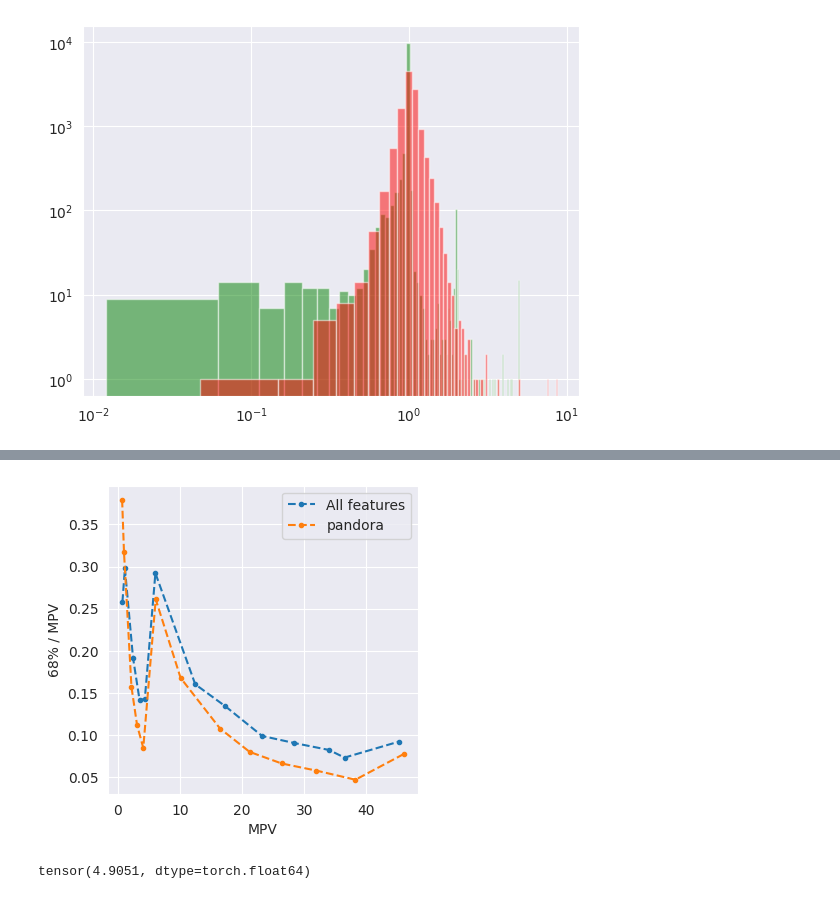
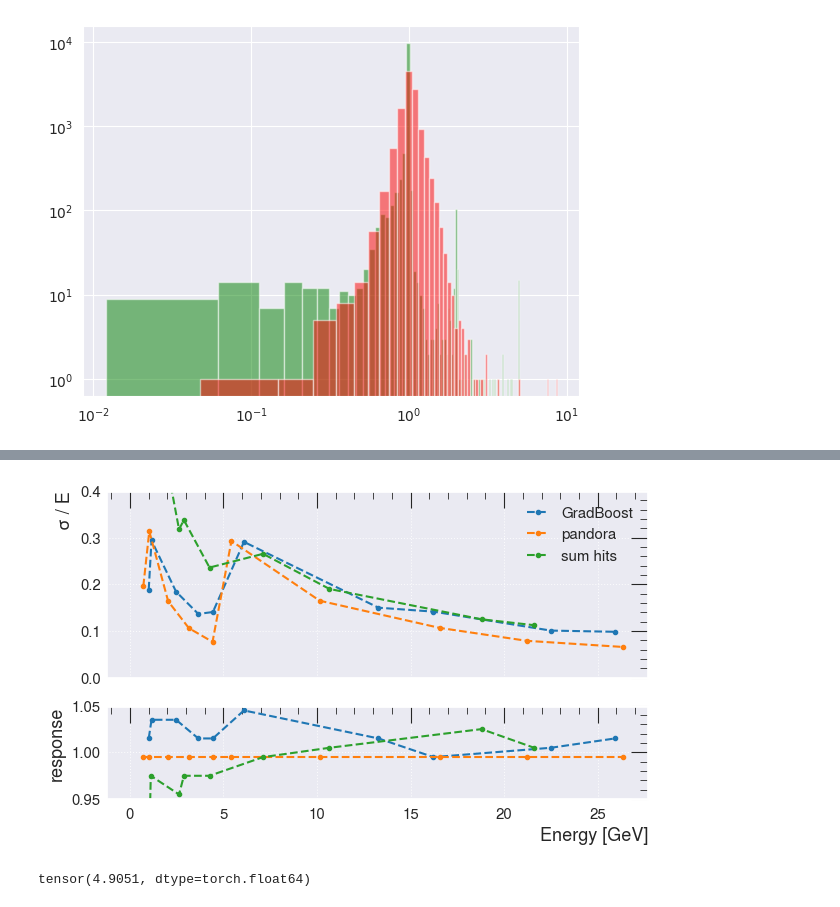
Before and after one commit to selvaggi/mlpf, a Jupyter notebook: notebooks/8_train_energy_regression.ipynb, the cells around one changed output, grey strips where cells are left out. Saved outputs shown, nothing was run; the diff lists cells and outputs as text; code cells hidden in the pictures.

```diff
--- a/notebooks/8_train_energy_regression.ipynb
+++ b/notebooks/8_train_energy_regression.ipynb
@@ -48,7 +52,7 @@ def get_gb():
     return model
 
 
-def main(ds, train_only_on_tracks=False):
+def main(ds, train_only_on_tracks=False, train_only_on_neutral=False):
     split = list(get_split(ds))
     gpus = [0]
     wandb.init(project="mlpf_debug_energy_corr", entity="fcc_ml")
@@ -59,6 +63,11 @@ def main(ds, train_only_on_tracks=False):
         model = get_gb()
         if train_only_on_tracks:
             mask = (split[0][:, 3] > 0) & (split[0][:, 7] > 0)
+            split[0] = split[0][mask]
+            split[2] = split[2][mask]
+            split[4] = split[4][mask]
+        elif train_only_on_neutral:
+            mask = (split[0][:, 3] == 0) & (split[0][:, 7] == 0)
             split[0] = split[0][mask]
             split[2] = split[2][mask]
             split[4] = split[4][mask]
@@ -380,26 +421,39 @@ e_thresholds = [0, 1, 2, 3, 4, 5, 10, 15, 20, 25, 30, 35, 40, 60]  # True E thre
 # set fig size
 mpvs_model, s68s_model = [], []
 mpvs_pandora, s68s_pandora = [], []
+mpvs_sum_hits, s68s_sum_hits = [], []
+mpvs_model_normalized, mpvs_pandora_normalized, mpvs_normalized_sum_hits = [], [], []
 
 e_true = (1+yt) * split[1][:, 6].numpy()
 e_pred = (1+yp) * split[1][:, 6].numpy()
 frac_pred = e_pred / e_true
+frac_e_sum = split[1][:, 6].clone().detach().cpu().numpy() / e_true
 e_track = split[1][:, 3].clone().detach().cpu().numpy()
 frac_track = e_track / e_true
 track_filter = ((split[1][:, 3] > 0) & (split[1][:, 7] > 0))
 not_track_filter = ~track_filter
 fig, ax = plt.subplots(len(e_thresholds) - 1, figsize=(20, 20))
+binsize = 0.01
 for i, e_threshold in enumerate(e_thresholds):
+    print(e_threshold)
     if i == 0:
         continue
     filt_energy = (e_true < e_thresholds[i]) & (e_true >= e_thresholds[i-1])
-    print("sum", filt_energy.sum())
     ax[i-1].hist(frac_pred[track_filter & filt_energy], bins=100, color="orange", label="with track", alpha=0.5)
     ax[i-1].hist(frac_track.clip(max=5)[track_filter & filt_energy], bins=100, color="green", label="with track - Pandora", alpha=0.5)
-    mpv, s68 = obtain_MPV_and_68(e_pred[filt_energy & track_filter], bins_per_binned_E=np.arange(0, 5*e_thresholds[i], 0.05))
+    ax[i-1].hist(frac_e_sum[track_filter & filt_energy], bins=100, color="red", label="with track - sum of hits", alpha=0.5)
+    mpv, s68 = obtain_MPV_and_68(e_pred[filt_energy & track_filter], bins_per_binned_E=np.arange(0, 5*e_thresholds[i], binsize))
     mpvs_model, s68s_model = mpvs_model + [mpv], s68s_model + [s68]
-    mpv, s68 = obtain_MPV_and_68(e_track[filt_energy & track_filter], bins_per_binned_E=np.arange(0, 5*e_thresholds[i], 0.05))
+    mpv, _ = obtain_MPV_and_68(frac_pred[filt_energy & track_filter], bins_per_binned_E=np.arange(0, 5, binsize))
+    mpvs_model_normalized.append(mpv)
+    mpv, s68 = obtain_MPV_and_68(e_track[filt_energy & track_filter], bins_per_binned_E=np.arange(0, 5*e_thresholds[i], binsize))
     mpvs_pandora, s68s_pandora = mpvs_pandora + [mpv], s68s_pandora + [s68]
+    mpv, _ = obtain_MPV_and_68(frac_track[filt_energy & track_filter], bins_per_binned_E=np.arange(0, 5, binsize))
+    mpvs_pandora_normalized.append(mpv)
+    mpv, s68 = obtain_MPV_and_68(split[1][:, 6].clone().detach().cpu().numpy()[filt_energy & track_filter], bins_per_binned_E=np.arange(0, 5*e_thresholds[i], binsize))
+    mpvs_sum_hits, s68s_sum_hits = mpvs_sum_hits + [mpv], s68s_sum_hits + [s68]
+    mpv, _ = obtain_MPV_and_68(frac_e_sum[filt_energy & track_filter], bins_per_binned_E=np.arange(0, 5, binsize))
+    mpvs_normalized_sum_hits.append(mpv)
     # now with filt ecalE and hcalE
     #mpvs.append(1/2 * (e_thresholds[i] + e_thresholds[i-1]))
     #mpvs.append(mpv)
@@ -435,13 +484,20 @@ sum tensor(1299)
 # %%
-fig, ax = plt.subplots(1, 1, figsize=(4, 4))
-ax.plot(mpvs_model, np.array(s68s_model) / np.array(mpvs_model), ".--", label="All features")
-ax.plot(mpvs_pandora, np.array(s68s_pandora) / np.array(mpvs_pandora), ".--", label="pandora")
-ax.legend()
-ax.set_xlabel("MPV")
-ax.set_ylabel("68% / MPV")
+fig, ax = plt.subplots(2, 1, figsize=(7, 4), sharex=True, gridspec_kw={'height_ratios': [2, 1]}) # Height of 2 subplots.
+ax[0].plot(mpvs_model, np.array(s68s_model) / np.array(mpvs_model), ".--", label="GradBoost")
+ax[0].plot(mpvs_pandora, np.array(s68s_pandora) / np.array(mpvs_pandora), ".--", label="pandora")
+ax[0].plot(mpvs_sum_hits, np.array(s68s_sum_hits) / np.array(mpvs_sum_hits), ".--", label="sum hits")
+ax[0].legend()
+ax[1].set_xlabel("Energy [GeV]")
+ax[0].set_ylabel("σ / E")
+ax[0].set_ylim([0, 0.4])
+ax[1].plot(mpvs_model, mpvs_model_normalized, ".--", label="GradBoost")
+ax[1].plot(mpvs_pandora, mpvs_pandora_normalized, ".--", label="pandora")
+ax[1].plot(mpvs_sum_hits, mpvs_normalized_sum_hits, ".--", label="sum hits")
+ax[1].set_ylim([0.95, 1.05])
+ax[1].set_ylabel("response")
 fig.show()
 # %% [output]
-[figure, old version]
+[figure, new version]
 # %%
 frac_pred[track_filter].max()
 # %% [output]
```
Also changed, not shown: parts of 4 cells of this notebook.
